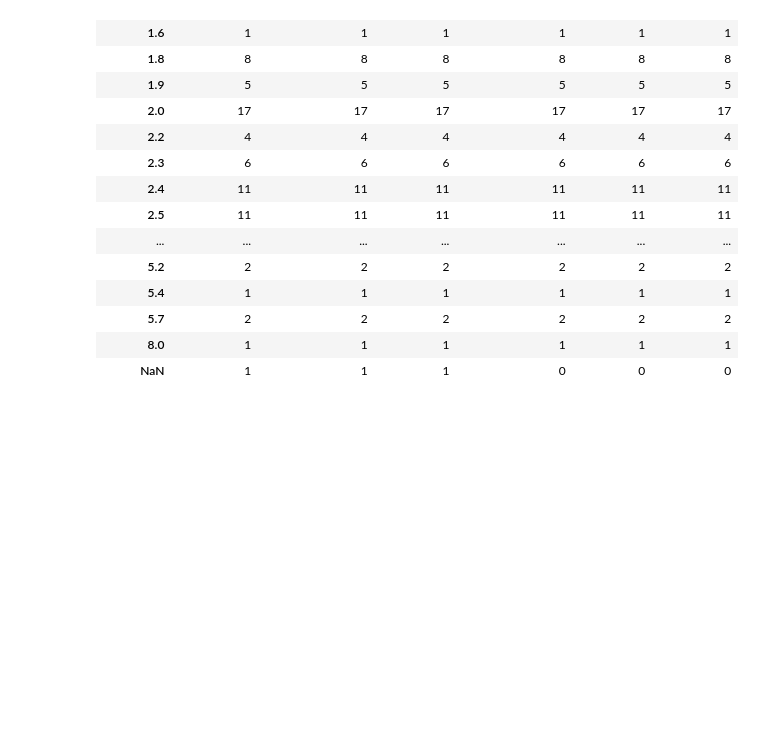
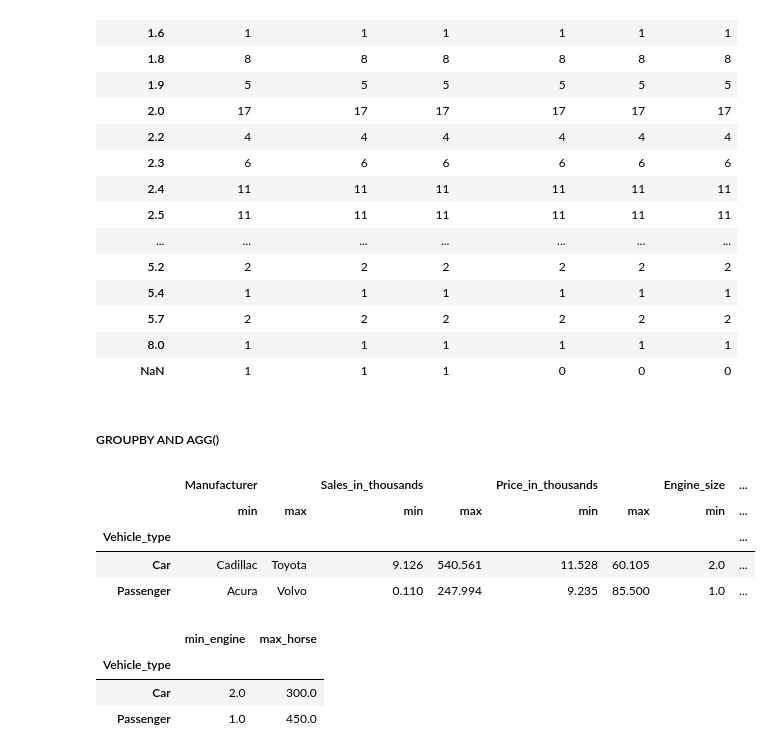
Before and after one commit to Giacomo98DaRe/Python_DataScience, a Jupyter notebook: LessonNotebooks/6.AggregateFunctions/GroupBy&Aggregates.ipynb, the cells around one changed output. Drawn from its saved outputs; the diff is of its cells as text; code cells hidden in the pictures; blank space fills up the shorter version.

```diff
--- a/LessonNotebooks/6.AggregateFunctions/GroupBy&Aggregates.ipynb
+++ b/LessonNotebooks/6.AggregateFunctions/GroupBy&Aggregates.ipynb
@@ -291,3 +291,23 @@ df_carSales.groupby("Engine_size", dropna=False).count()
 | 5.7 | 2 | 2 | 2 | 2 | 2 | 2 |
 | 8.0 | 1 | 1 | 1 | 1 | 1 | 1 |
 | NaN | 1 | 1 | 1 | 0 | 0 | 0 |
+# %% [markdown]
+##### GROUPBY AND AGG()
+# %%
+# Find min and max value on each column
+
+df_carSales.groupby("Vehicle_type").agg(["min", "max"])
+# %% [output]
+|  | Manufacturer |  | Sales_in_thousands |  | Price_in_thousands |  | Engine_size | ... |
+|  | min | max | min | max | min | max | min | ... |
+| Vehicle_type |  |  |  |  |  |  |  | ... |
+| Car | Cadillac | Toyota | 9.126 | 540.561 | 11.528 | 60.105 | 2.0 | ... |
+| Passenger | Acura | Volvo | 0.110 | 247.994 | 9.235 | 85.500 | 1.0 | ... |
+# %%
+df_carSales.groupby("Vehicle_type").agg(min_engine = ("Engine_size", "min"),
+                                        max_horse=("Horsepower", "max"))
+# %% [output]
+|  | min_engine | max_horse |
+| Vehicle_type |  |  |
+| Car | 2.0 | 300.0 |
+| Passenger | 1.0 | 450.0 |
```
Also changed, not shown: parts of 3 cells of this notebook.
